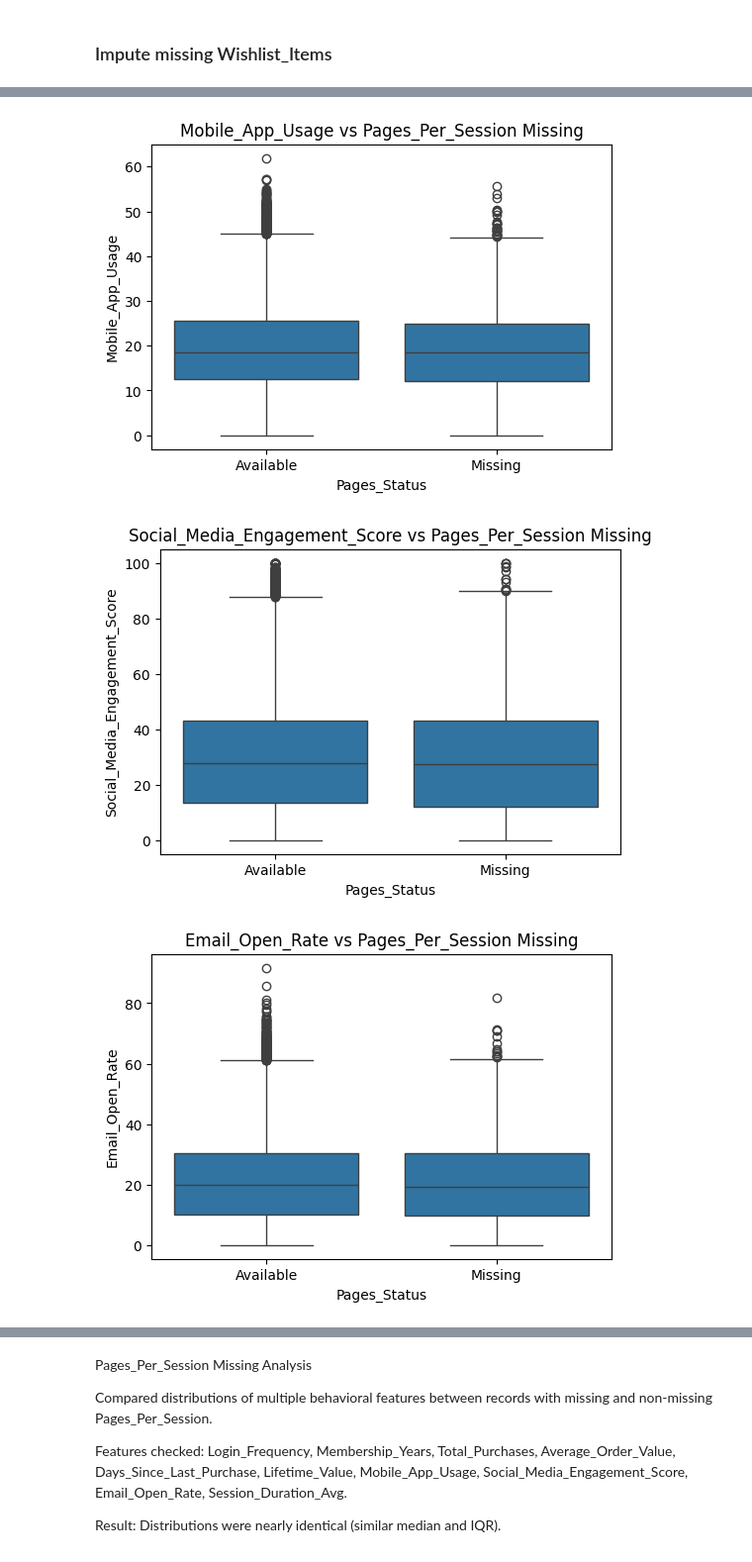
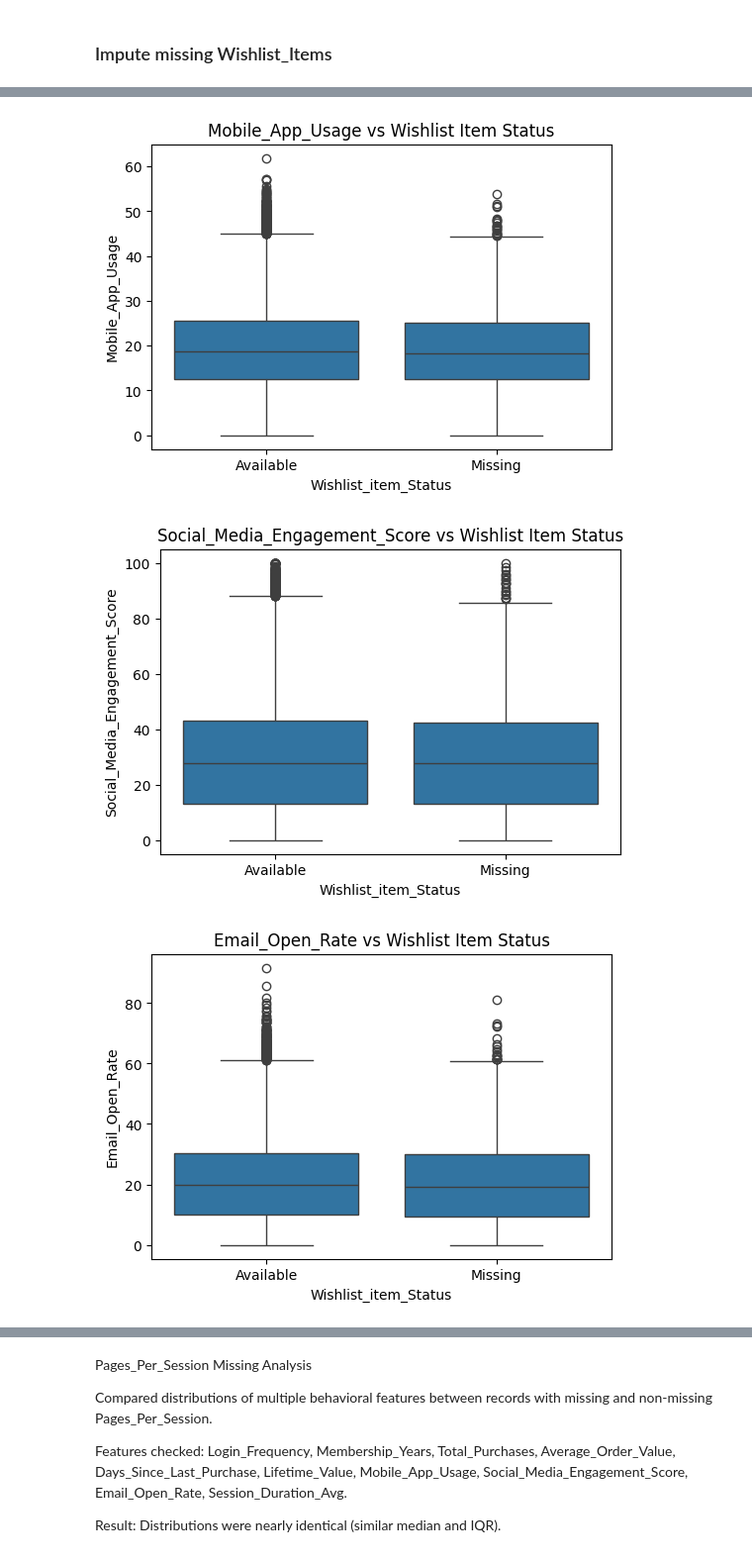
Before and after one commit to ppts2545/Eccommerce-Customer-Behavior-Dataset, a Jupyter notebook: notebooks/01_data_understanding/04_data_quality.ipynb, the cells around one changed output, grey strips where cells are left out. Shown at 99% size. Saved outputs shown, nothing was run; the diff lists cells and outputs as text; code cells hidden in the pictures.

```diff
--- a/notebooks/01_data_understanding/04_data_quality.ipynb
+++ b/notebooks/01_data_understanding/04_data_quality.ipynb
@@ -455,6 +455,11 @@ df[df["Wishlist_Items"].isna()][
 | 50% | 11.00000 | 2.500000 | 12.00000 | 113.795000 | 20.000000 | ... |
 | 75% | 16.00000 | 4.100000 | 16.90000 | 145.055000 | 41.000000 | ... |
 | max | 43.00000 | 10.000000 | 102.70000 | 383.140000 | 257.000000 | ... |
+# %%
+df["Wishlist_item_Status"] = df["Wishlist_Items"].isna().map({
+    True: "Missing",
+    False: "Available"
+})
 # %%
 features = [
     "Login_Frequency",
@@ -469,16 +474,16 @@ features = [
     "Session_Duration_Avg"
 ]
 
-for col in features:
+for feature in features:
 
     plt.figure(figsize=(6,4))
 
     sns.boxplot(
-        x="Pages_Status",
-        y=col,
+        x="Wishlist_item_Status",
+        y=feature,
         data=df
     )
 
-    plt.title(f"{col} vs Pages_Per_Session Missing")
+    plt.title(f"{feature} vs Wishlist Item Status")
     plt.show()
 # %% [output]
@@ -491,3 +496,3 @@ for col in features:
-[figure, old version]
+[figure, new version]
-[figure, old version]
+[figure, new version]
-[figure, old version]
+[figure, new version]
```
Also changed, not shown: parts of 28 cells of this notebook.
